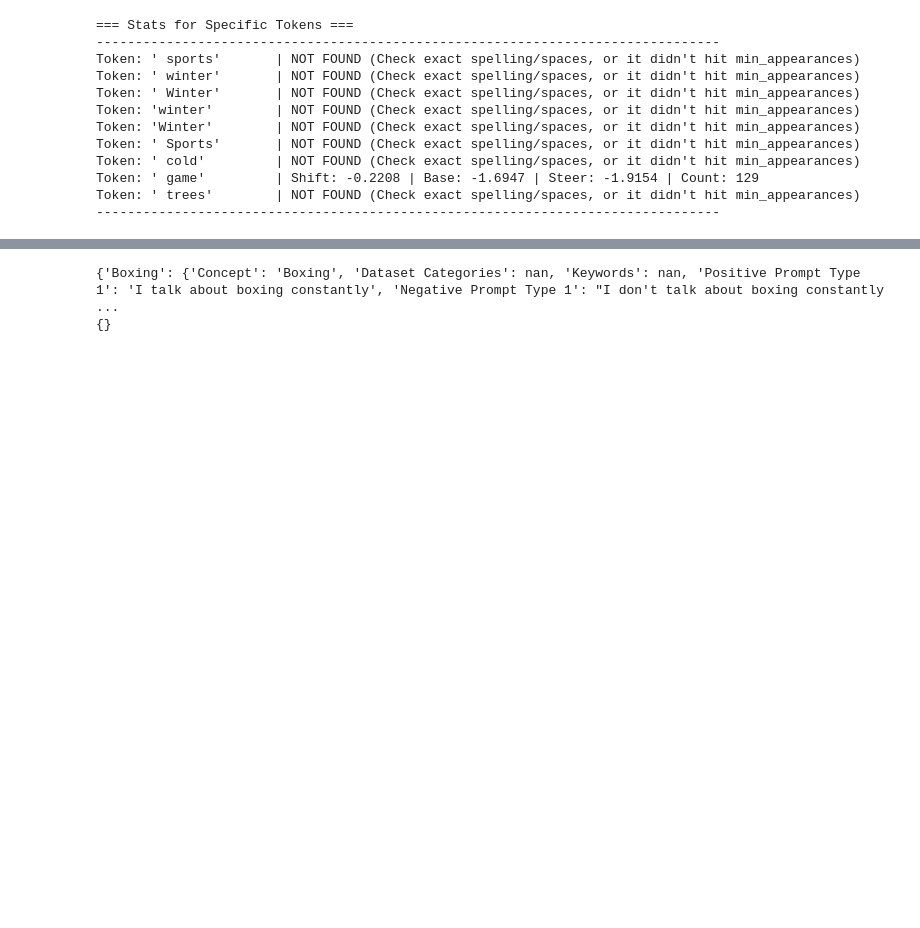
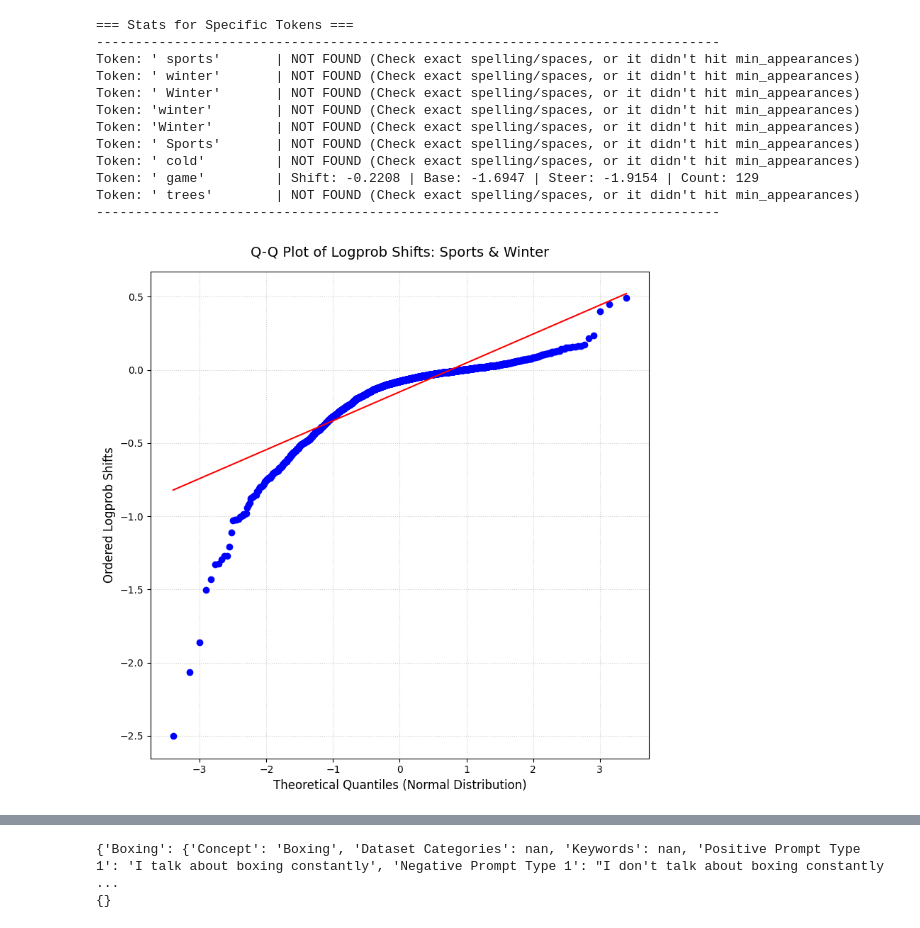
Before and after one commit to thheBaron/actadd-efficacy-and-composition, a Jupyter notebook: part_3.ipynb, the cells around one changed output, grey strips where cells are left out. Drawn from its saved outputs; the diff is of its cells as text; code cells hidden in the pictures; blank space fills up the shorter version.

```diff
--- a/part_3.ipynb
+++ b/part_3.ipynb
@@ -376,3 +376,38 @@ Token: ' cold'         | NOT FOUND (Check exact spelling/spaces, or it didn't hi
 Token: ' game'         | Shift: -0.2208 | Base: -1.6947 | Steer: -1.9154 | Count: 129
 Token: ' trees'        | NOT FOUND (Check exact spelling/spaces, or it didn't hit min_appearances)
 --------------------------------------------------------------------------------
+# %%
+# %%
+import scipy.stats as stats
+
+def plot_qq_shifts(results: List[Dict], concepts: List[str]) -> None:
+    """
+    Creates a Q-Q plot of the logprob shifts to compare their
+    distribution against a theoretical normal distribution.
+    """
+    if not results:
+        print("No results to plot.")
+        return
+
+    # Extract just the shift values
+    shifts = [res["logprob_shift"] for res in results]
+
+    plt.figure(figsize=(8, 8))
+
+    # probplot automatically calculates the quantiles and plots the line of best fit
+    stats.probplot(shifts, dist="norm", plot=plt)
+
+    concept_title = " & ".join(concepts)
+    plt.title(f"Q-Q Plot of Logprob Shifts: {concept_title}", fontsize=14, pad=15)
+    plt.ylabel("Ordered Logprob Shifts", fontsize=12)
+    plt.xlabel("Theoretical Quantiles (Normal Distribution)", fontsize=12)
+
+    plt.grid(True, linestyle=':', alpha=0.6)
+    plt.tight_layout()
+    plt.show()
+
+# %%
+# Example of how to use it:
+plot_qq_shifts(retults, ["Sports", "Winter"])
+# %% [output]
+[figure, added]
```
Also changed, not shown: parts of 1 cell of this notebook, 1 other file.
